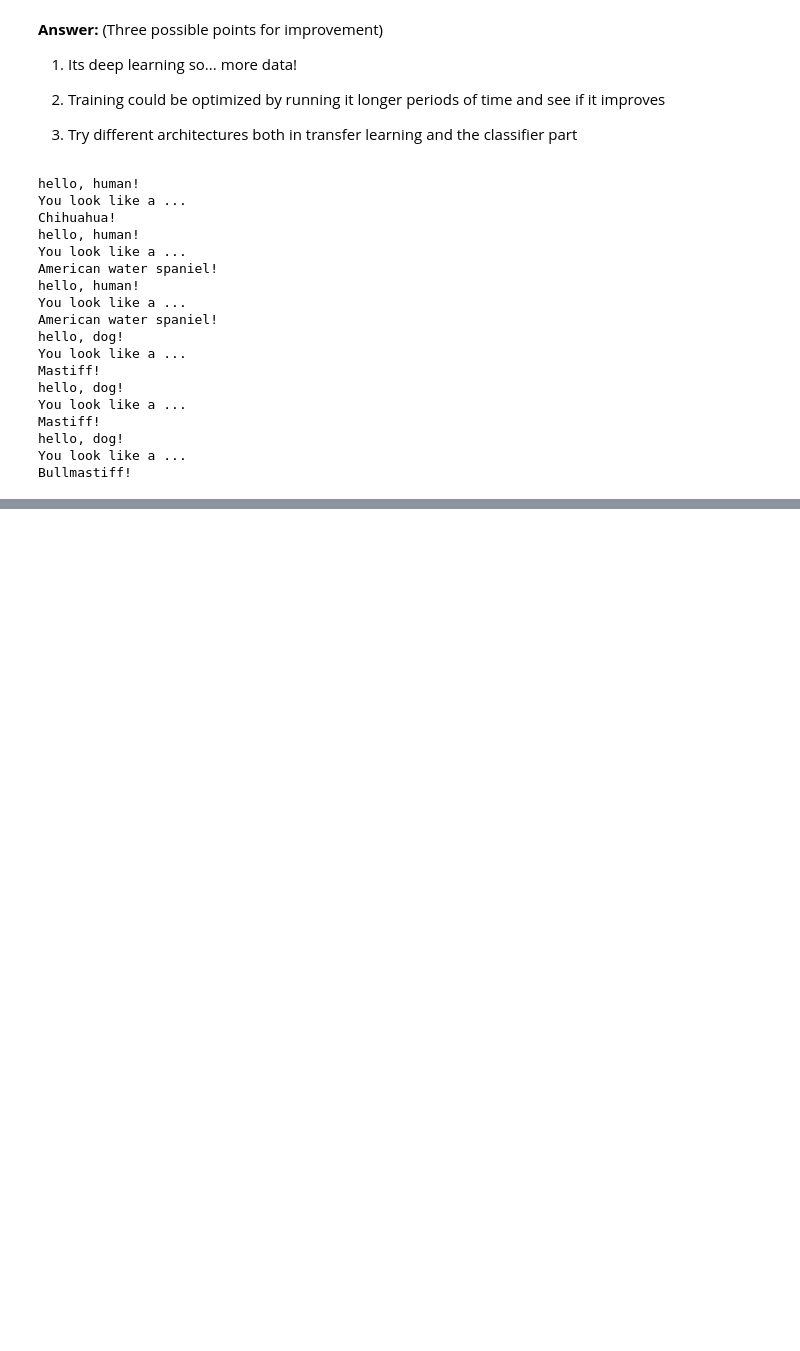
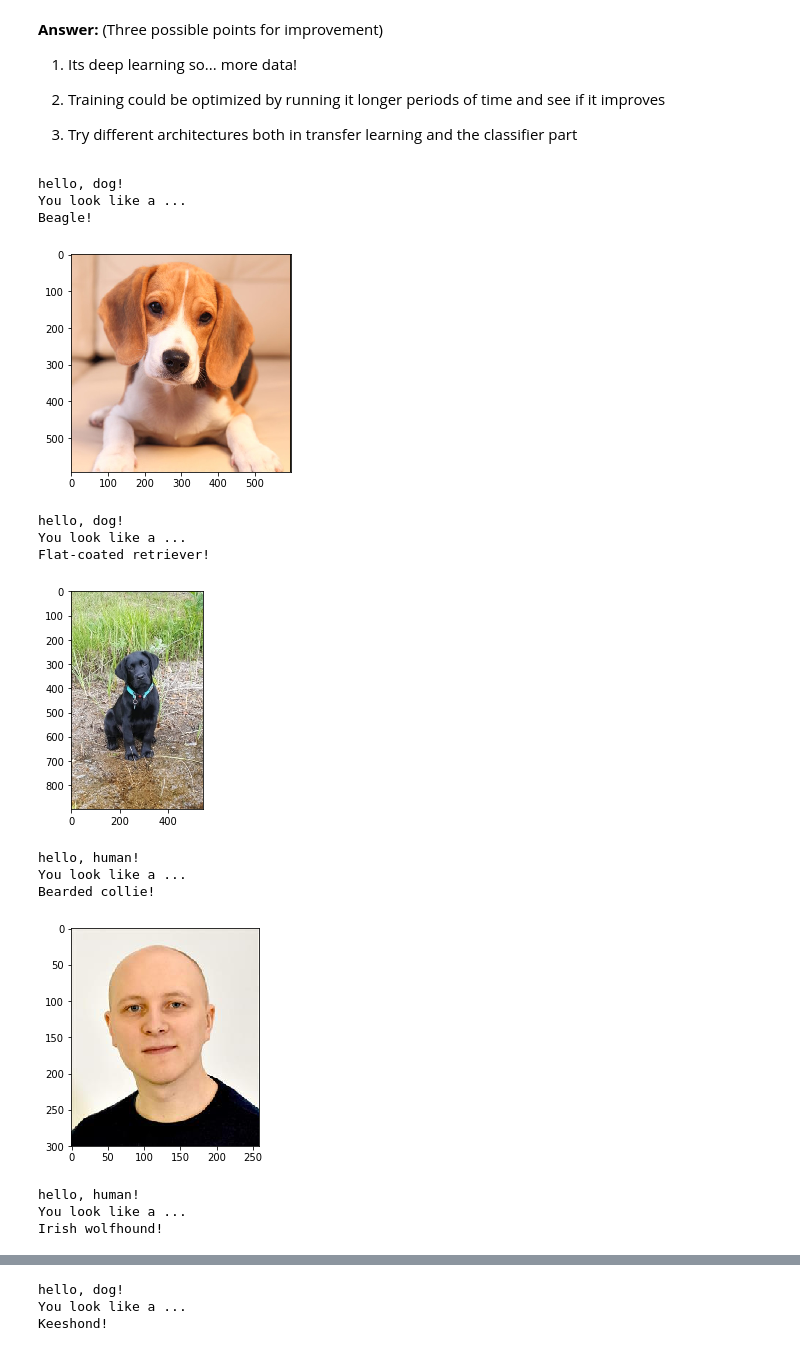
Before and after one commit to HenryLil/Dog-breed-classifier, a Jupyter notebook: dog_app.ipynb, the cells around one changed output, grey strips where cells are left out. Saved outputs shown, nothing was run; the diff lists cells and outputs as text; code cells hidden in the pictures; blank space fills up the shorter version.

```diff
--- a/dog_app.ipynb
+++ b/dog_app.ipynb
@@ -802,9 +804,15 @@ def run_app(img_path):
         print("Error detecting picture")
 
     print("hello, " + species + "!")
-
+    fig = plt.figure()
+    #fig.add_subplot(1,2, 1)
+    image = plt.imread(img_path)
+    image = plt.imshow(image)
+    #plt.annotate(0,0, 'Test')
     print("You look like a ...")
     print(breed + "!")
+    plt.show()
+    plt.close()
 # %%
 run_app(test_path)
 # %% [output]
@@ -833,27 +842,28 @@ __Answer:__ (Three possible points for improvement)
 # %%
 ## TODO: Execute your algorithm from Step 6 on
 ## at least 6 images on your computer.
 ## Feel free to use as many code cells as needed.
+test_cases = np.array(glob("./test/*"))
+
+#print(test_cases)
+
 
 ## suggested code, below
-for file in np.hstack((human_files[:3], dog_files[:3])):
+for file in test_cases:
     run_app(file)
 # %% [output]
-hello, human!
-You look like a ...
-Chihuahua!
-hello, human!
-You look like a ...
-American water spaniel!
-hello, human!
-You look like a ...
-American water spaniel!
 hello, dog!
 You look like a ...
-Mastiff!
-hello, dog!
-You look like a ...
-Mastiff!
-hello, dog!
-You look like a ...
-Bullmastiff!
+Beagle!
+[figure, added]
+hello, dog!
+You look like a ...
+Flat-coated retriever!
+[figure, added]
+hello, human!
+You look like a ...
+Bearded collie!
+[figure, added]
+hello, human!
+You look like a ...
+Irish wolfhound!
@@ -859,0 +871,3 @@ Bullmastiff!
+hello, dog!
+You look like a ...
+Keeshond!
```
Also changed, not shown: parts of 3 cells of this notebook.
